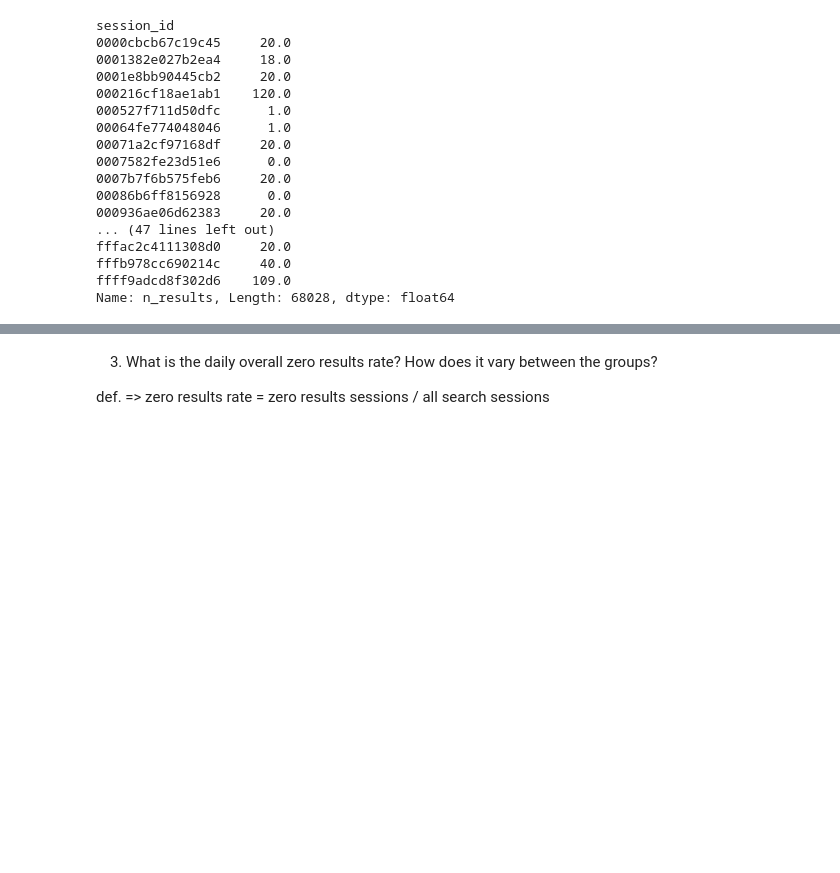
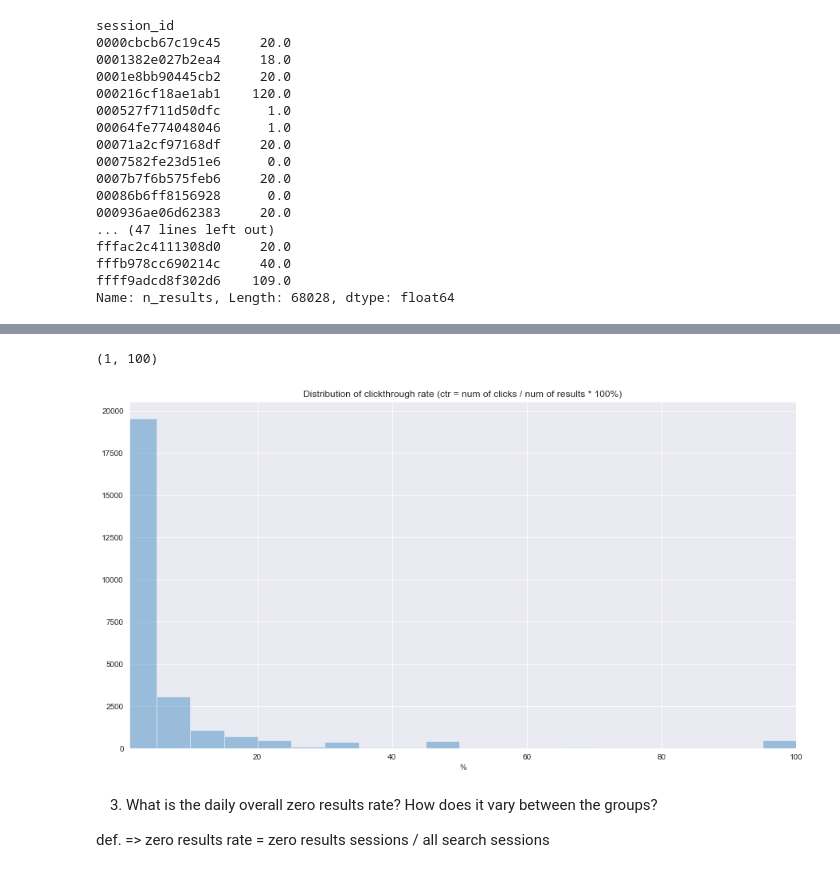
Before and after one commit to PejicM/DataSciencePraxis, a Jupyter notebook: 4. DA task/EventLogs_processing.ipynb, the cells around one changed output, grey strips where cells are left out. Drawn from its saved outputs; the diff is of its cells as text; code cells hidden in the pictures; blank space fills up the shorter version.

```diff
--- a/4. DA task/EventLogs_processing.ipynb
+++ b/4. DA task/EventLogs_processing.ipynb
@@ -340,0 +315,4 @@ df['session_id'].nunique()
+# %%
+# number of clicks (visited pages) for each different session
+numOfClicks = df[df['action'] == 'visitPage'].groupby('session_id')['page_id'].count()
+numOfClicks
@@ -341,3 +337,19 @@ df['session_id'].nunique()
+# %%
+# ctr = num of click / num of shown results (on session level)
+ctr2 = numOfClicks[numOfClicks > 0] / numOfResults[numOfResults > 0] * 100
+ctr2 = ctr2[ctr2 <= 100]
+
+# distribution plot of results
+plt.figure(figsize=(15, 8))
+sns.distplot(ctr2, kde=False, bins=20)
+plt.title('Distribution of clickthrough rate (ctr = num of clicks / num of results * 100%)')
+plt.xlabel('%')
+plt.xlim(1, 100)
+
+# here we can see that people tend to open just a few link per session (most of the time just one link)
+# %% [output]
+(1, 100)
+[figure, added]
 # %% [markdown]
 3. What is the daily overall zero results rate? How does it vary between the groups?
 
```
Also changed, not shown: parts of 22 cells of this notebook.
